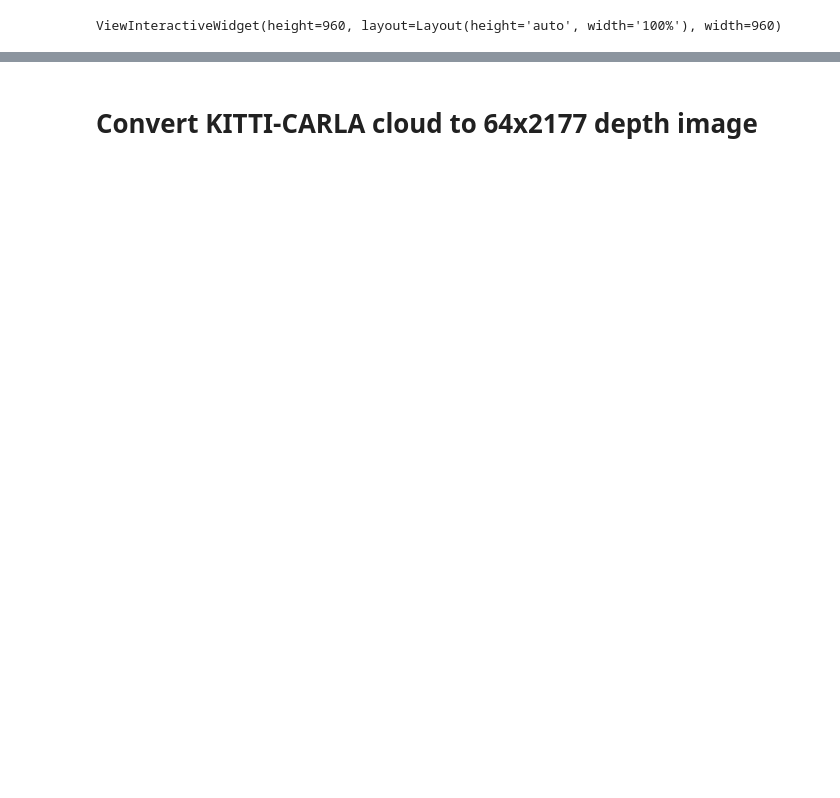
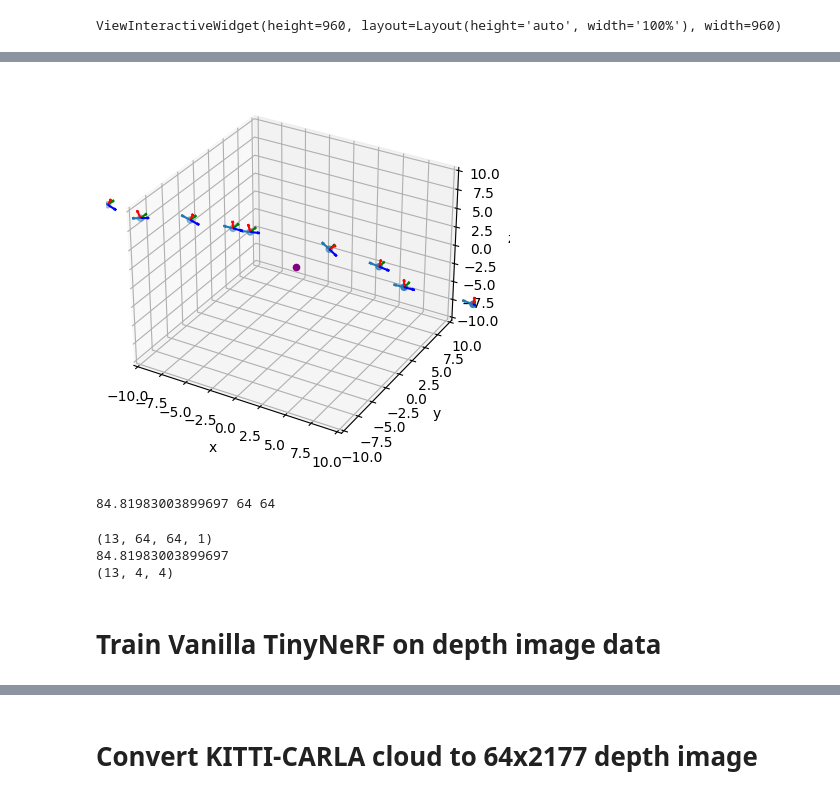
Before and after one commit to mcdermatt/ASAR, a Jupyter notebook: v3/nerf/lidar_nerf.ipynb, the cells around one changed output, grey strips where cells are left out. Saved outputs shown, nothing was run; the diff lists cells and outputs as text; code cells hidden in the pictures; blank space fills up the shorter version.

Commit message:
set up LIDAR intrinsics and data formatting

```diff
--- a/v3/nerf/lidar_nerf.ipynb
+++ b/v3/nerf/lidar_nerf.ipynb
@@ -266,0 +283,66 @@ for i in range(n_images):
+# %%
+#debug coordinate system in <poses>
+from mpl_toolkits.mplot3d import axes3d
+from matplotlib import cm
+# %matplotlib notebook
+
+# print(poses[0])
+ax = p.figure().add_subplot(projection='3d')
+ax.set_xlim([-10,10])
+ax.set_ylim([-10,10])
+ax.set_zlim([-10,10])
+ax.set_xlabel('x')
+ax.set_ylabel('y')
+ax.set_zlabel('z')
+X, Y, Z = axes3d.get_test_data(0.05)
+# ax.contour(X, Y, Z, cmap=cm.coolwarm)  # Plot contour curves
+
+ax.scatter3D(0,0,0, color='purple')
+
+#just 10
+# camera_centers = ax.scatter3D(poses[:10,0,-1],poses[:10,1,-1],poses[:10,2,-1])
+# headings = poses[:10,:3,:3] @ np.array([0,0,-1])
+# ax.quiver(poses[:10,0,-1],poses[:10,1,-1],poses[:10,2,-1], headings[:,0], headings[:,1], headings[:,2])
+#all
+camera_centers = ax.scatter3D(poses[:,0,-1],poses[:,1,-1],poses[:,2,-1])
+headings = poses[:,:3,:3] @ np.array([0,0,-1])
+ax.quiver(poses[:,0,-1],poses[:,1,-1],poses[:,2,-1], headings[:,0], headings[:,1], headings[:,2])
+
+headings = poses[:,:3,:3] @ np.array([1,0,0])
+ax.quiver(poses[:,0,-1],poses[:,1,-1],poses[:,2,-1], headings[:,0], headings[:,1], headings[:,2], color = 'red')
+headings = poses[:,:3,:3] @ np.array([0,1,0])
+ax.quiver(poses[:,0,-1],poses[:,1,-1],poses[:,2,-1], headings[:,0], headings[:,1], headings[:,2], color = 'green')
+headings = poses[:,:3,:3] @ np.array([0,0,1])
+ax.quiver(poses[:,0,-1],poses[:,1,-1],poses[:,2,-1], headings[:,0], headings[:,1], headings[:,2], color = 'blue')
+
+p.show()
+# %% [output]
+[figure, added]
+# %%
+#Get LiDAR Intrinsics
+#Simulated LIDAR Sensor -- (look for <min_angle> in velodyne.world file in ROS package)
+phimin = -0.53529248 #rad
+phimax = 0.18622663 #rad
+#focal length (in pixels) = Image Size / (2 tan(FOV/2))
+focal = np.array(np.shape(images)[1]/(2*np.tan((phimax-phimin)/2))) #needs to be array
+H, W = images.shape[1:3]
+print(focal, H, W)
+
+images = images.astype(np.float32)
+poses = poses.astype(np.float32)
+
+testimg, testpose = images[n_images-1], poses[n_images-1]
+images = images[:(n_images-1),...,:3]
+poses = poses[:(n_images-1)]
+# %% [output]
+84.81983003899697 64 64
+# %%
+print(np.shape(images))
+print(focal)
+print(np.shape(poses))
+# %% [output]
+(13, 64, 64, 1)
+84.81983003899697
+(13, 4, 4)
+# %% [markdown]
+# Train Vanilla TinyNeRF on depth image data
```
Also changed, not shown: parts of 14 cells of this notebook, 2 other files.
